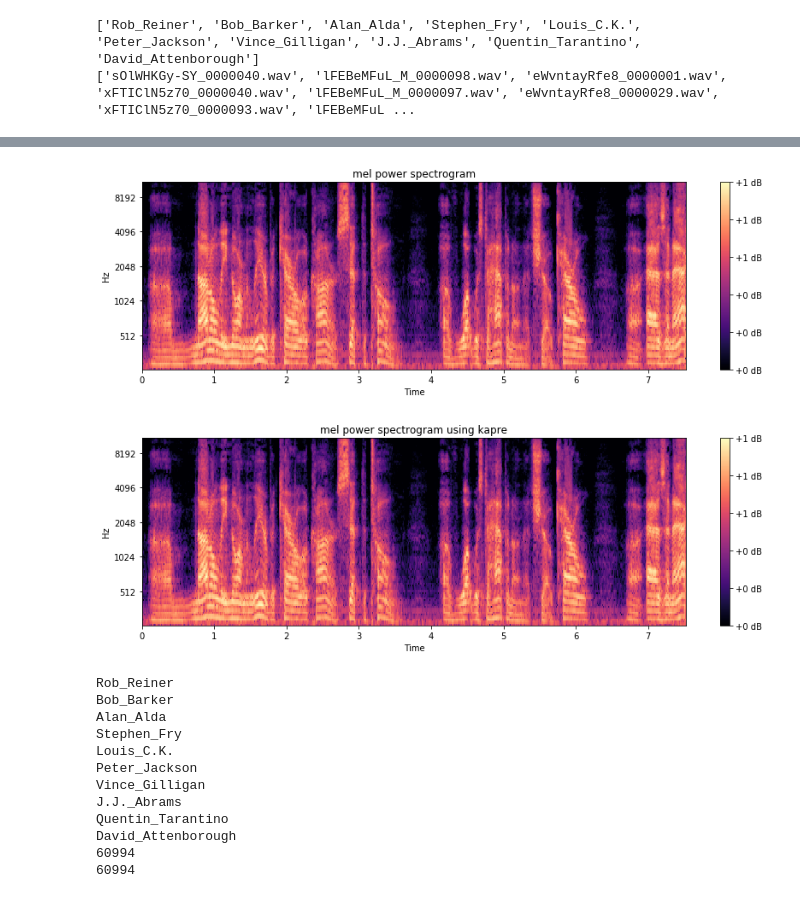
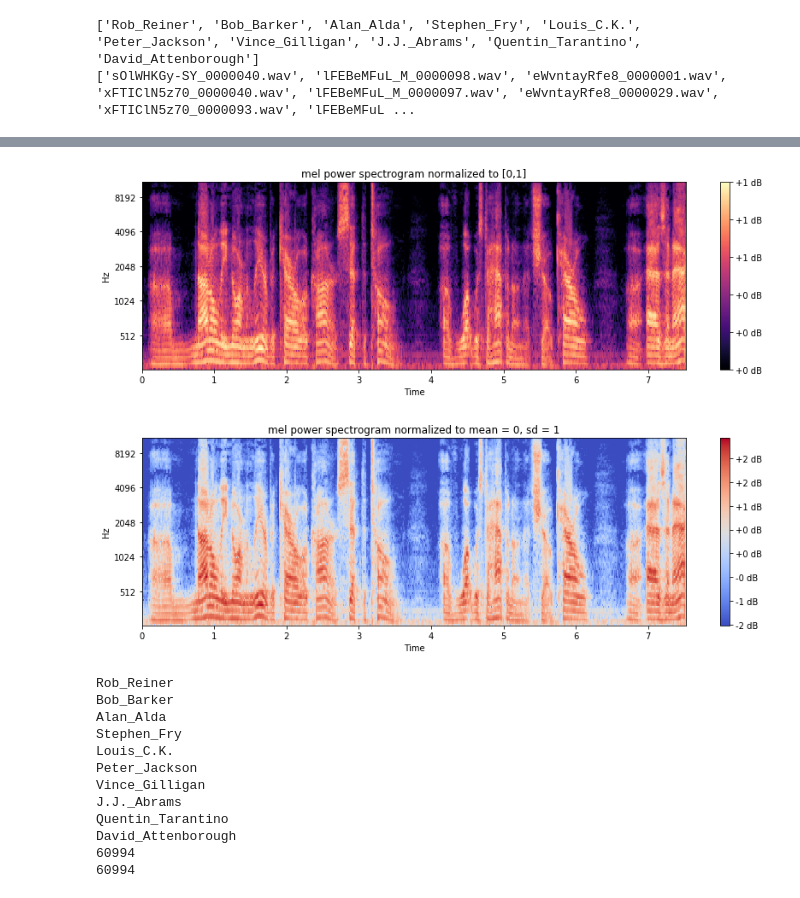
Before and after one commit to ed1d1a8d/6.867-final-project, a Jupyter notebook: notebooks/voxceleb-basic-rnn-keras.ipynb, the cells around one changed output, grey strips where cells are left out. Drawn from its saved outputs; the diff is of its cells as text; code cells hidden in the pictures.

```diff
--- a/notebooks/voxceleb-basic-rnn-keras.ipynb
+++ b/notebooks/voxceleb-basic-rnn-keras.ipynb
@@ -42,53 +42,19 @@ from kapre.utils import Normalization2D
 sr = 16000 # sampling rate
 n_mels = 128
 n_fft = 512
-hop_length = 128
+n_hop = 128
 
 def get_audio(audio_path):
-    y, sr = librosa.load(audio_path, sr=sr)
+    y, _ = librosa.load(audio_path, sr=sr)
     return y
-
-# ALL STUFF HERE IS JUST FOR SHOWING THAT THE SPECTROGRAM GENERATION MATCHES LIBROSA'S
-
-def get_old_spectrogram(audio_path):
-    y, sr = librosa.load(audio_path, sr=sr)
-    S = librosa.feature.melspectrogram(y, sr=sr, n_mels=n_mels, n_fft=n_fft, hop_length=hop_length)
-    log_S = librosa.power_to_db(S, ref=np.max)
-    mn = np.min(log_S)
-    mx = np.max(log_S)
-    log_S -= mn
-    log_S /= (mx - mn)
-    return log_S
-
-# From http://nbviewer.jupyter.org/github/librosa/librosa/blob/master/examples/LibROSA%20demo.ipynb
-y, sr = librosa.load(audio_path, sr=sr)
-print(len(y))
-
-# Let's make and display a mel-scaled power (energy-squared) spectrogram
-S = librosa.feature.melspectrogram(y, sr=sr, n_mels=n_mels, n_fft=n_fft, hop_length=hop_length)
-#log_S = librosa.power_to_db(S, ref=np.max)
-log_S = get_old_spectrogram(audio_path)
-print(log_S.shape)
-print(S)
-print(log_S)
-print(sr)
-
-# Make a new figure
-plt.figure(figsize=(12,4))
-librosa.display.specshow(log_S, sr=sr, hop_length=128, x_axis='time', y_axis='mel')
-
-# Put a descriptive title on the plot
-plt.title('mel power spectrogram')
-plt.colorbar(format='%+02.0f dB')
-plt.tight_layout()
 
 # Spectrogram generation using Kapre https://github.com/keunwoochoi/kapre
 def get_spectrogram(audio_path, normalize):
-    y, sr = librosa.load(audio_path, sr=16000)
+    y = get_audio(audio_path)
     src = np.random.random((1, len(y)))
     model = Sequential()
-    model.add(Melspectrogram(sr=sr, n_mels=128,
-          n_dft=512, n_hop=128, input_shape=src.shape, power_melgram=2.0,
+    model.add(Melspectrogram(sr=sr, n_mels=n_mels,
+          n_dft=n_fft, n_hop=n_hop, input_shape=src.shape, power_melgram=2.0,
           return_decibel_melgram=True,
           trainable_kernel=False, name='melgram'))
     if normalize:
@@ -105,11 +71,17 @@ def get_spectrogram(audio_path, normalize):
     log_S = S
     return log_S
 
+y, _ = librosa.load(audio_path, sr=sr)
 log_S = get_spectrogram(audio_path, False)
 mn = np.min(log_S)
 mx = np.max(log_S)
 log_S -= mn
 log_S /= (mx - mn)
+
+print(len(y))
+print(log_S.shape)
+print(log_S)
+print(sr)
 
 normalized_log_S = get_spectrogram(audio_path, True);
 
@@ -117,12 +89,21 @@ print(np.max(np.abs(log_S - normalized_log_S)))
 
 # Make a new figure
 plt.figure(figsize=(12, 4))
-librosa.display.specshow(log_S, sr=sr, hop_length=128, x_axis='time', y_axis='mel')
+librosa.display.specshow(log_S, sr=sr, hop_length=n_hop, x_axis='time', y_axis='mel')
 
 # Put a descriptive title on the plot
-plt.title('mel power spectrogram using kapre')
+plt.title('mel power spectrogram normalized to [0,1]')
 plt.colorbar(format='%+02.0f dB')
 plt.tight_layout()
+
+# Make a new figure
+plt.figure(figsize=(12, 4))
+librosa.display.specshow(normalized_log_S, sr=sr, hop_length=n_hop, x_axis='time', y_axis='mel')
+
+# Put a descriptive title on the plot
+plt.title('mel power spectrogram normalized to mean = 0, sd = 1')
+plt.colorbar(format='%+02.0f dB')
+plt.tight_layout()
 # %% [output]
 120321
 (128, 941)
@@ -142,5 +123,5 @@ plt.tight_layout()
 16000
 1.51816
-[figure, old version]
+[figure, new version]
-[figure, old version]
+[figure, new version]
 # %%
```
Also changed, not shown: parts of 10 cells of this notebook.
